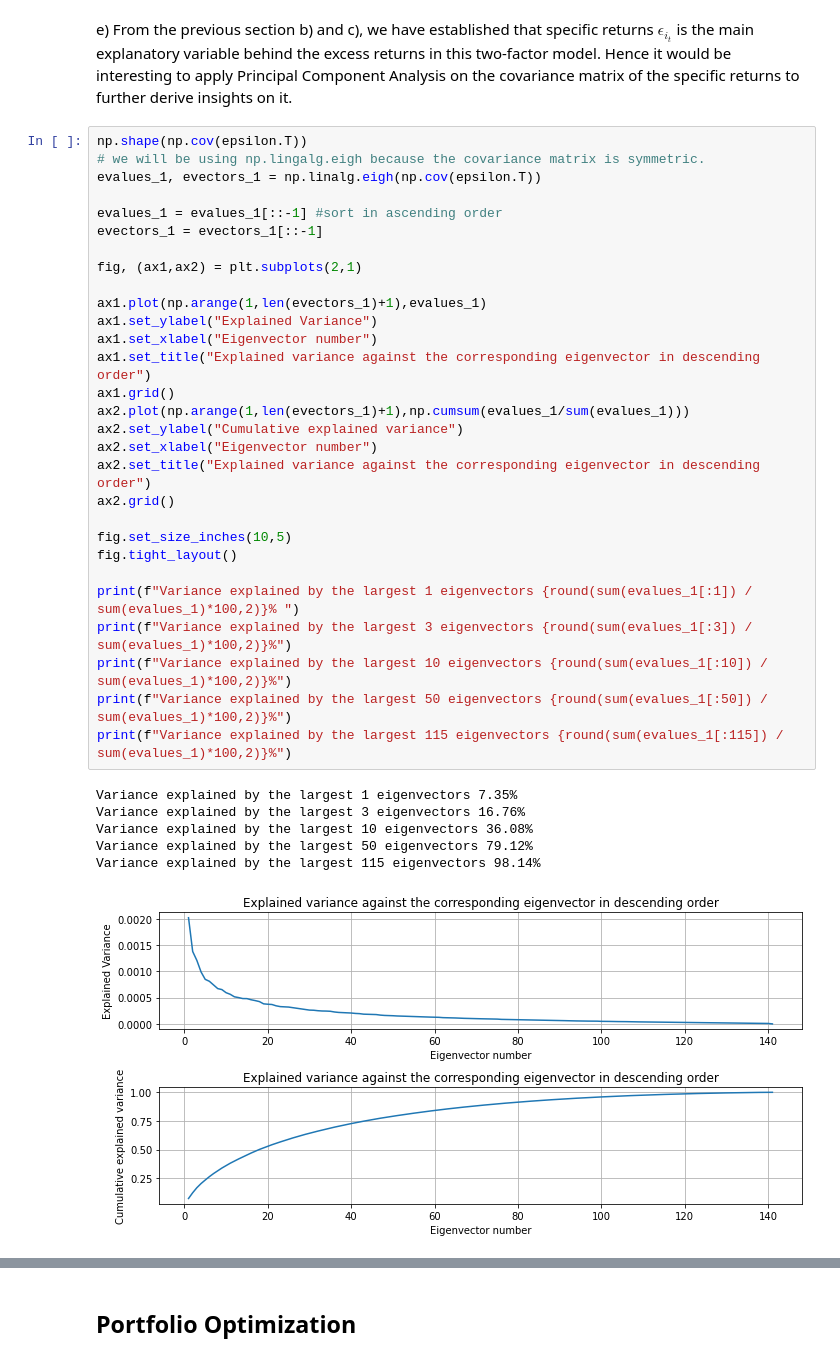
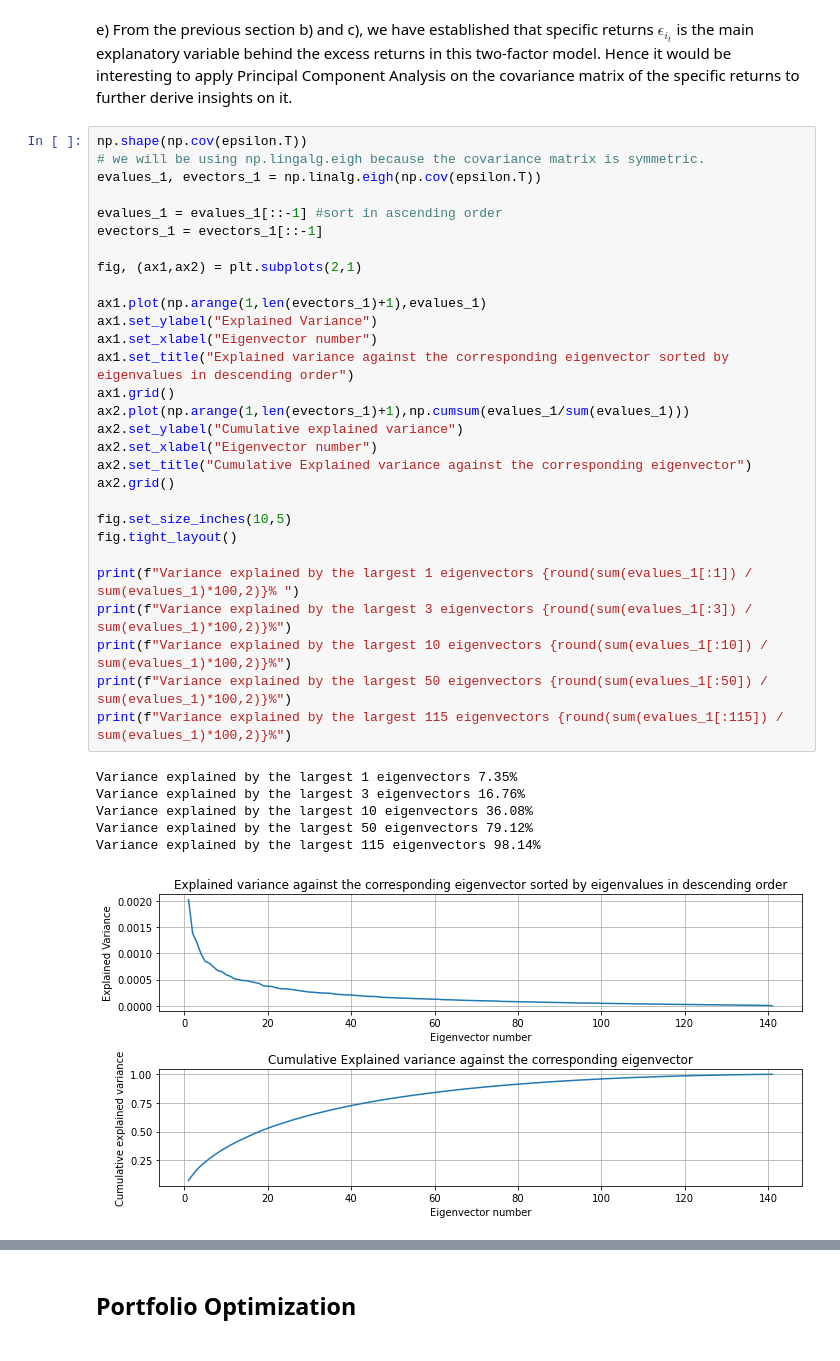
Before and after one commit to zxt18/Financial-Signal-Processing, a Jupyter notebook: Coursework_1.ipynb, the cells around one changed output, grey strips where cells are left out. Drawn from its saved outputs; the diff is of its cells as text.

```diff
--- a/Coursework_1.ipynb
+++ b/Coursework_1.ipynb
@@ -896,34 +935,34 @@ np.shape(np.cov(epsilon.T))
 evalues_1, evectors_1 = np.linalg.eigh(np.cov(epsilon.T))
 
 evalues_1 = evalues_1[::-1] #sort in ascending order
 evectors_1 = evectors_1[::-1]
 
 fig, (ax1,ax2) = plt.subplots(2,1)
 
 ax1.plot(np.arange(1,len(evectors_1)+1),evalues_1)
 ax1.set_ylabel("Explained Variance")
 ax1.set_xlabel("Eigenvector number")
-ax1.set_title("Explained variance against the corresponding eigenvector in descending order")
+ax1.set_title("Explained variance against the corresponding eigenvector sorted by eigenvalues in descending order")
 ax1.grid()
 ax2.plot(np.arange(1,len(evectors_1)+1),np.cumsum(evalues_1/sum(evalues_1)))
 ax2.set_ylabel("Cumulative explained variance")
 ax2.set_xlabel("Eigenvector number")
-ax2.set_title("Explained variance against the corresponding eigenvector in descending order")
+ax2.set_title("Cumulative Explained variance against the corresponding eigenvector")
 ax2.grid()
 
 fig.set_size_inches(10,5)
 fig.tight_layout()
 
 print(f"Variance explained by the largest 1 eigenvectors {round(sum(evalues_1[:1]) /  sum(evalues_1)*100,2)}% ")
 print(f"Variance explained by the largest 3 eigenvectors {round(sum(evalues_1[:3]) /  sum(evalues_1)*100,2)}%")
 print(f"Variance explained by the largest 10 eigenvectors {round(sum(evalues_1[:10]) /  sum(evalues_1)*100,2)}%")
 print(f"Variance explained by the largest 50 eigenvectors {round(sum(evalues_1[:50]) /  sum(evalues_1)*100,2)}%")
 print(f"Variance explained by the largest 115 eigenvectors {round(sum(evalues_1[:115]) /  sum(evalues_1)*100,2)}%")
 # %% [output]
 Variance explained by the largest 1 eigenvectors 7.35%
 Variance explained by the largest 3 eigenvectors 16.76%
 Variance explained by the largest 10 eigenvectors 36.08%
 Variance explained by the largest 50 eigenvectors 79.12%
 Variance explained by the largest 115 eigenvectors 98.14%
-[figure, old version]
+[figure, new version]
 # %% [markdown]
```
Also changed, not shown: parts of 70 cells of this notebook, 4 other files.
